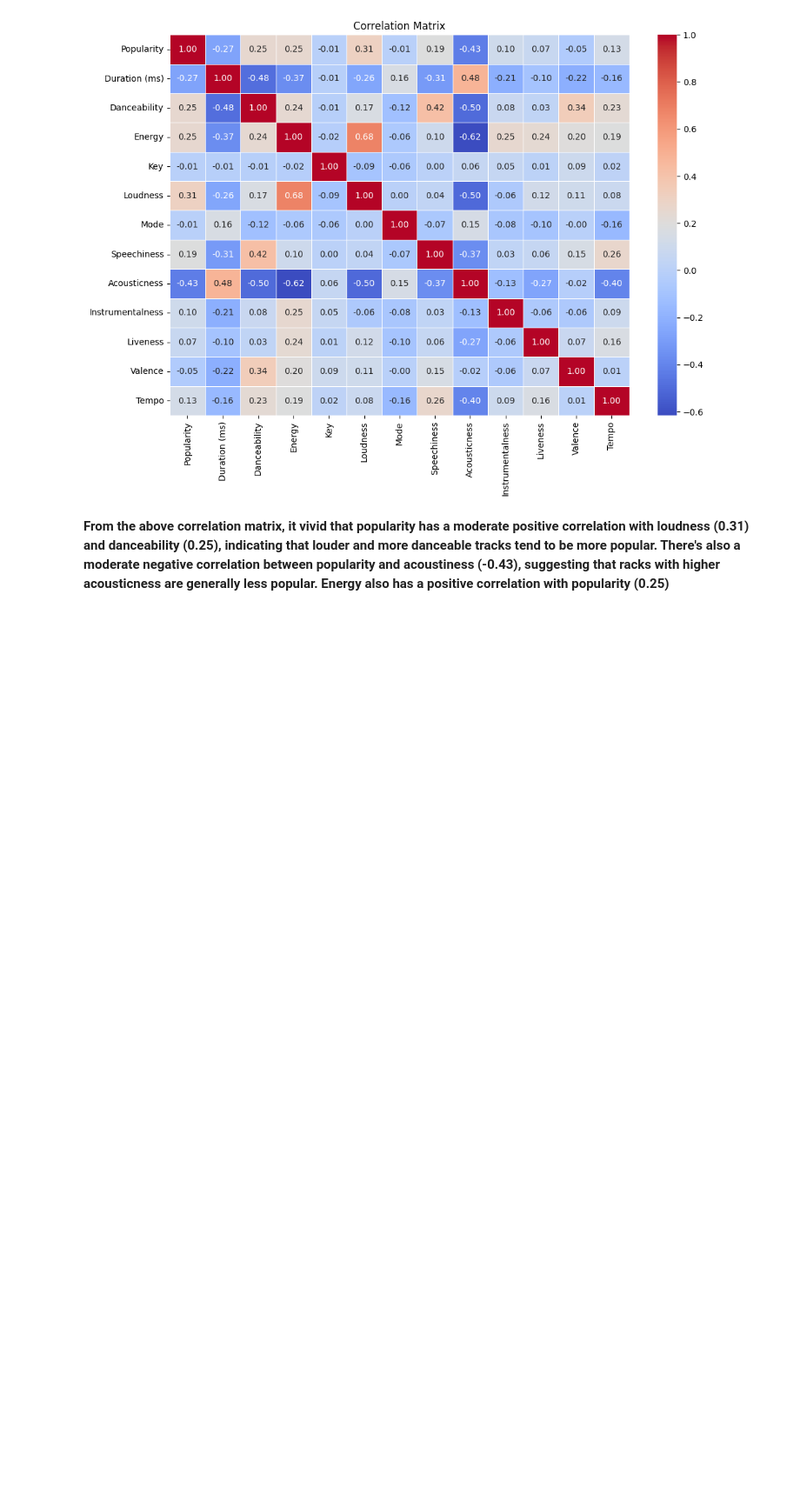
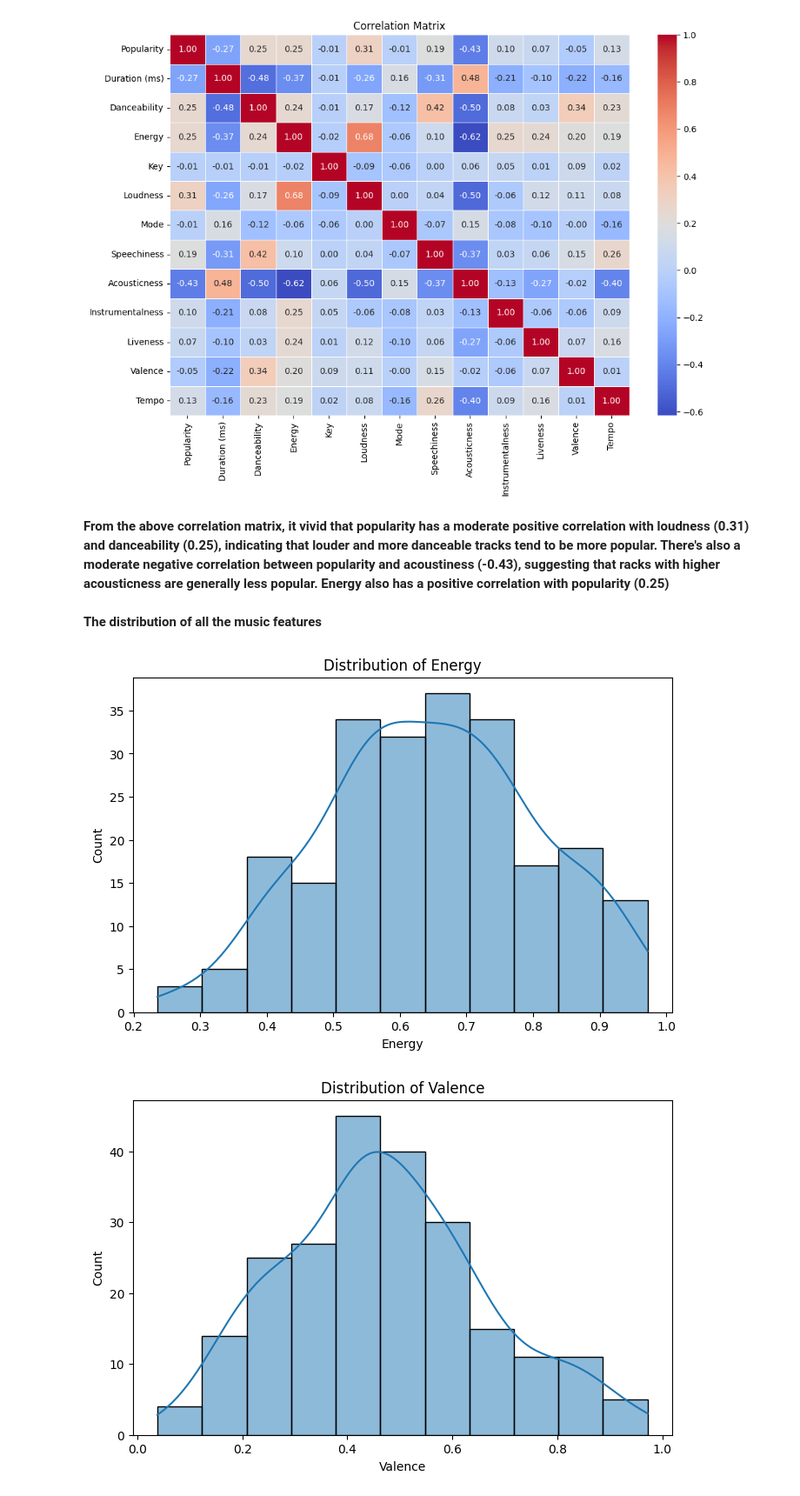
Before and after one commit to EBNyame/Music-Popularity-Prediction, a Jupyter notebook: Music_Popularity_Prediction.ipynb, the cells around one changed output. Shown at 87% size. Cells and saved outputs as stored; diff of their text form; code cells hidden in the pictures; blank space fills up the shorter version.

Commit message:
distribution of all the music features

```diff
--- a/Music_Popularity_Prediction.ipynb
+++ b/Music_Popularity_Prediction.ipynb
@@ -82,3 +107,14 @@ plt.show()
 [figure]
 # %% [markdown]
 **From the above correlation matrix, it vivid that popularity has a moderate positive correlation with loudness (0.31) and danceability (0.25), indicating that louder and more danceable tracks tend to be more popular. There's also a moderate negative correlation between popularity and acoustiness (-0.43), suggesting that racks with higher acousticness are generally less popular. Energy also has a positive correlation with popularity (0.25)**
+# %% [markdown]
+**The distribution of all  the music features**
+# %%
+for feature in features:
+  plt.figure(figsize=(8, 5))
+  sns.histplot(spotify_data[feature], kde=True)
+  plt.title(f'Distribution of {feature}')
+  plt.show()
+# %% [output]
+[figure, added]
+[figure, added]
```
Also changed, not shown: parts of 5 cells of this notebook.
